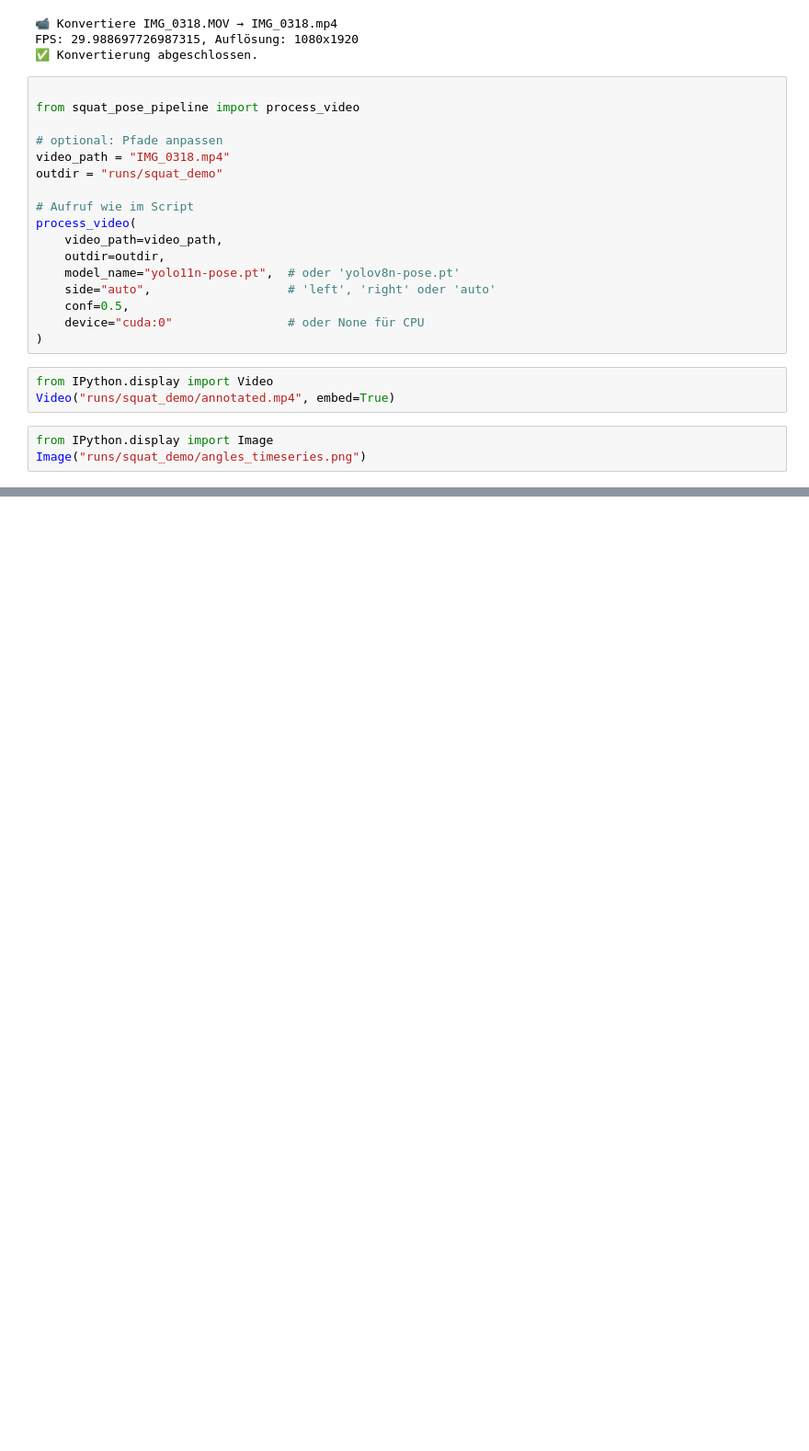
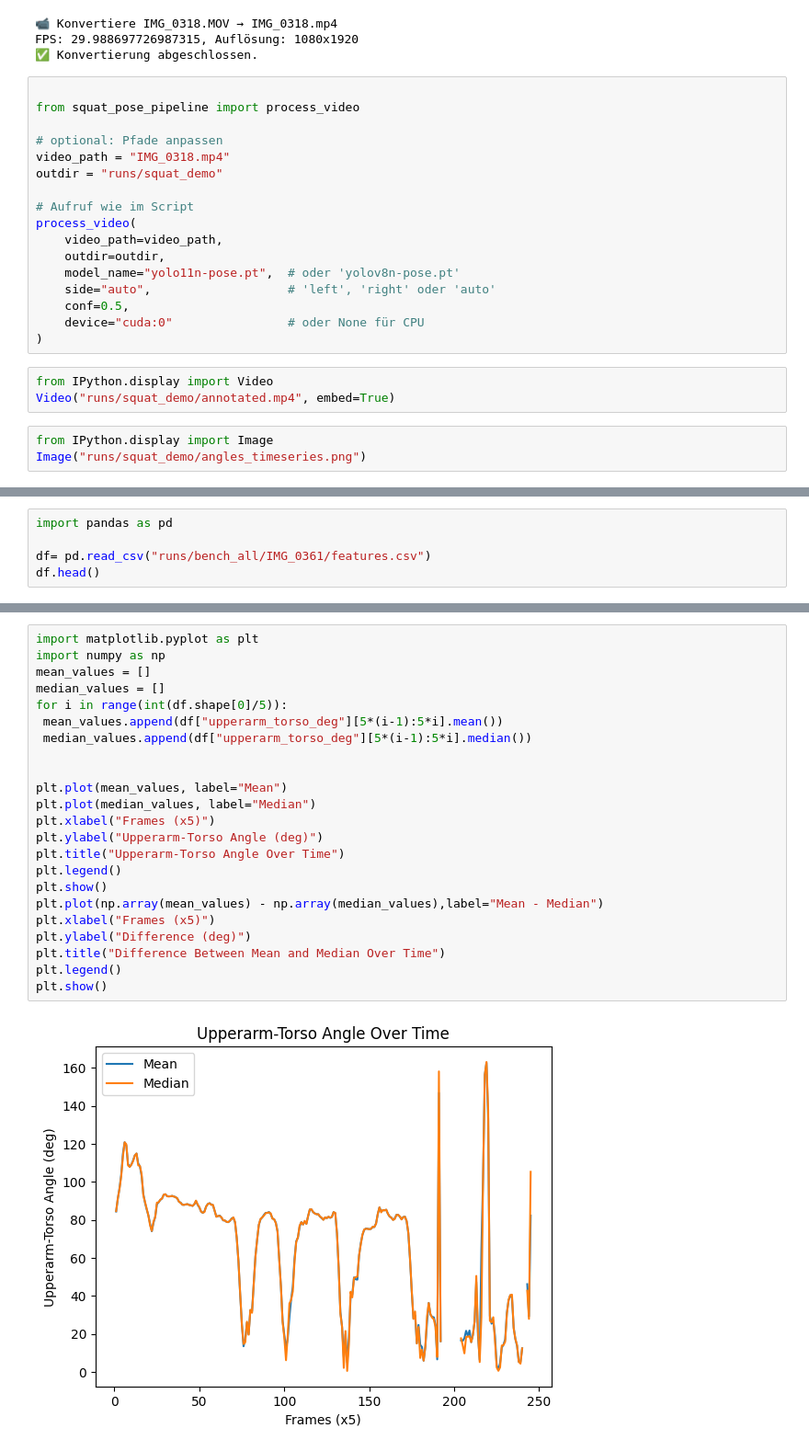
Before and after one commit to TOnGrind/AIMeetsTrainer, a Jupyter notebook: Bachelor.ipynb, the cells around one changed output, grey strips where cells are left out. Shown at 92% size. Drawn from its saved outputs; the diff is of its cells as text; blank space fills up the shorter version.

```diff
--- a/Bachelor.ipynb
+++ b/Bachelor.ipynb
@@ -73,0 +130,5 @@ Image("runs/squat_demo/angles_timeseries.png")
+# %%
+import pandas as pd
+
+df= pd.read_csv("runs/bench_all/IMG_0361/features.csv")
+df.head()
@@ -73,0 +142,25 @@ Image("runs/squat_demo/angles_timeseries.png")
+# %%
+import matplotlib.pyplot as plt
+import numpy as np
+mean_values = []
+median_values = []
+for i in range(int(df.shape[0]/5)):
+ mean_values.append(df["upperarm_torso_deg"][5*(i-1):5*i].mean())
+ median_values.append(df["upperarm_torso_deg"][5*(i-1):5*i].median())
+
+
+plt.plot(mean_values, label="Mean")
+plt.plot(median_values, label="Median")
+plt.xlabel("Frames (x5)")
+plt.ylabel("Upperarm-Torso Angle (deg)")
+plt.title("Upperarm-Torso Angle Over Time")
+plt.legend()
+plt.show()
+plt.plot(np.array(mean_values) - np.array(median_values),label="Mean - Median")
+plt.xlabel("Frames (x5)")
+plt.ylabel("Difference (deg)")
+plt.title("Difference Between Mean and Median Over Time")
+plt.legend()
+plt.show()
+# %% [output]
+[figure, added]
```
Also changed, not shown: parts of 5 cells of this notebook, 4 other files.
